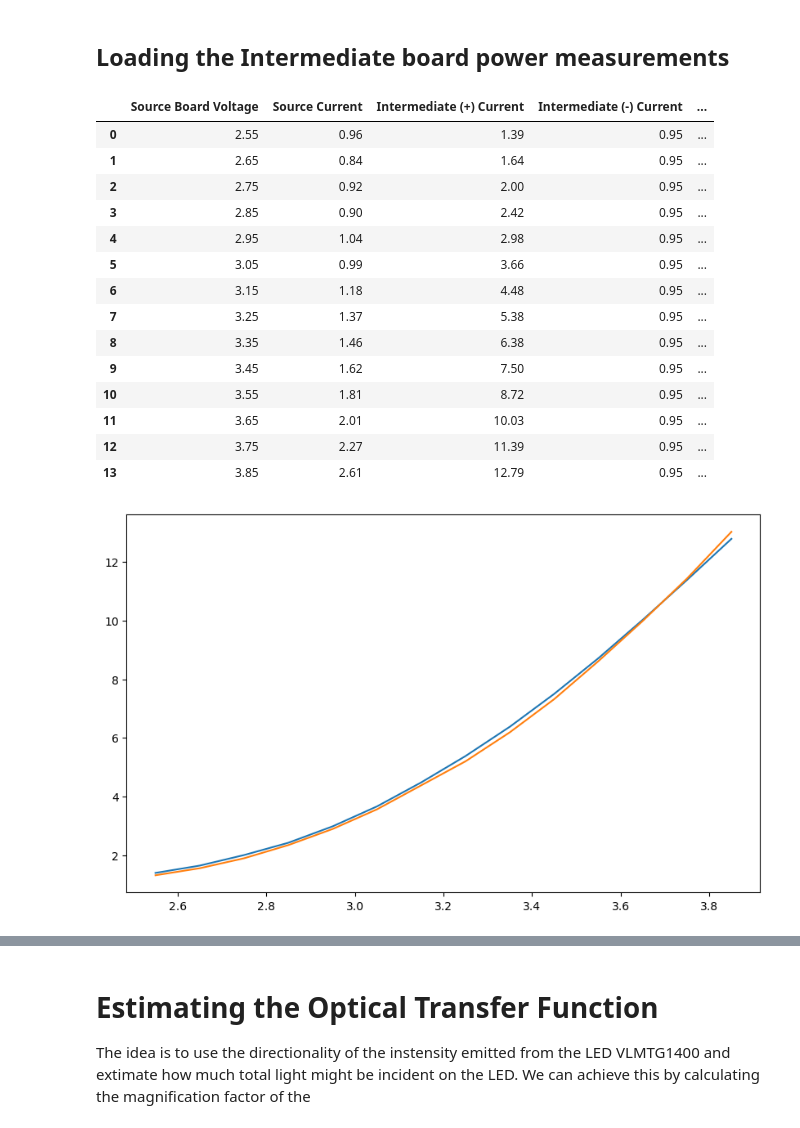
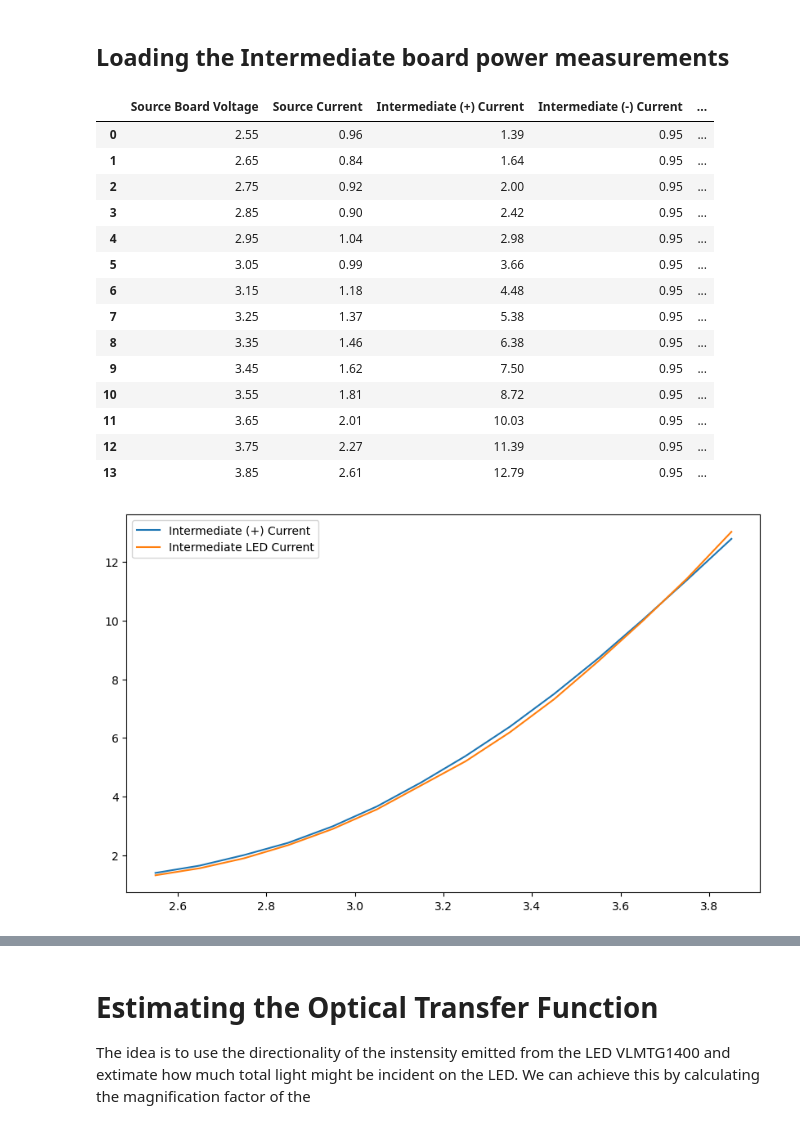
Before and after one commit to sainikhileshmurtyk/OENN-Analysis, a Jupyter notebook: Power and Response/2023-11-16 Power Analysis.ipynb, the cells around one changed output, grey strips where cells are left out. Drawn from its saved outputs; the diff is of its cells as text; code cells hidden in the pictures.

```diff
--- a/Power and Response/2023-11-16 Power Analysis.ipynb
+++ b/Power and Response/2023-11-16 Power Analysis.ipynb
@@ -301,34 +317,35 @@ inter_vals[:,3] = df_inter['Intermediate LED Current'].to_numpy()
 
 # Calculate the power consumed
 total_pow = inter_vals[:,0] * (inter_vals[:,1] + inter_vals[:,2])
 
 # Check if the 'Total Power (mW)' column already exists
 if 'Total Power (mW)' not in df_inter.columns:
     # Insert the 'Total Power (mW)' column into the dataframe
     df_inter.insert(5, 'Total Power (mW)', total_pow, True)
 
 plt.figure(figsize=(10, 6))
 plt.plot(inter_vals[:,0], inter_vals[:,1], label='Intermediate (+) Current')
 plt.plot(inter_vals[:,0], inter_vals[:,3], label='Intermediate LED Current')
+plt.legend()
 
 df_inter
 # %% [output]
 |  | Source Board Voltage | Source Current | Intermediate (+) Current | Intermediate (-) Current | ... |
 | 0 | 2.55 | 0.96 | 1.39 | 0.95 | ... |
 | 1 | 2.65 | 0.84 | 1.64 | 0.95 | ... |
 | 2 | 2.75 | 0.92 | 2.00 | 0.95 | ... |
 | 3 | 2.85 | 0.90 | 2.42 | 0.95 | ... |
 | 4 | 2.95 | 1.04 | 2.98 | 0.95 | ... |
 | 5 | 3.05 | 0.99 | 3.66 | 0.95 | ... |
 | 6 | 3.15 | 1.18 | 4.48 | 0.95 | ... |
 | 7 | 3.25 | 1.37 | 5.38 | 0.95 | ... |
 | 8 | 3.35 | 1.46 | 6.38 | 0.95 | ... |
 | 9 | 3.45 | 1.62 | 7.50 | 0.95 | ... |
 | 10 | 3.55 | 1.81 | 8.72 | 0.95 | ... |
 | 11 | 3.65 | 2.01 | 10.03 | 0.95 | ... |
 | 12 | 3.75 | 2.27 | 11.39 | 0.95 | ... |
 | 13 | 3.85 | 2.61 | 12.79 | 0.95 | ... |
-[figure, old version]
+[figure, new version]
 # %%
 # from  df_inter, drop columns 'Source Board Voltage' and 'Source Current' and save the rest of the dataframe along with the headings to a csv file named '2024-01-04 Selected Data.csv'
 df_selected = df_inter.drop(['Source Board Voltage', 'Source Current', 'Total Power (mW)'], axis=1)
```
Also changed, not shown: parts of 5 cells of this notebook.
